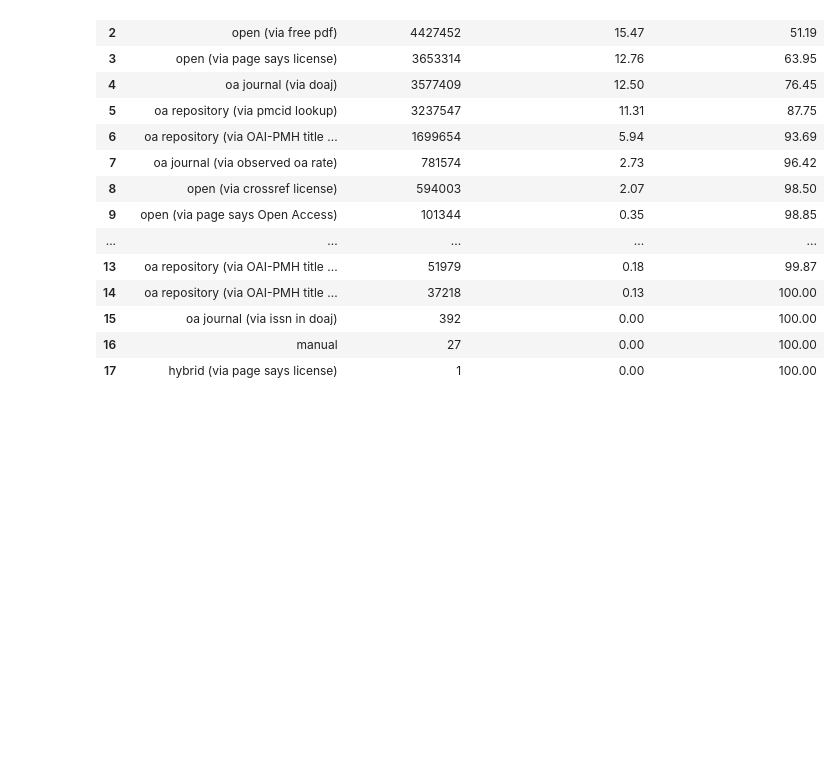
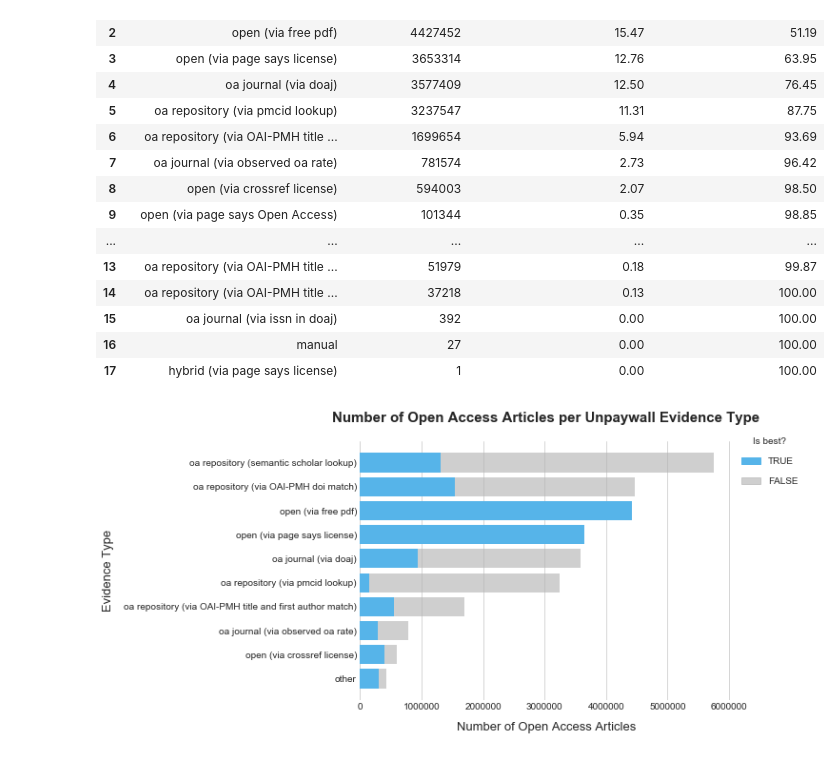
Before and after one commit to naustica/WAG-SHK, a Jupyter notebook: Open Access Evidence in Unpaywall - Python Version.ipynb, the cells around one changed output. Saved outputs shown, nothing was run; the diff lists cells and outputs as text; code cells hidden in the pictures; blank space fills up the shorter version.

```diff
--- a/Open Access Evidence in Unpaywall - Python Version.ipynb
+++ b/Open Access Evidence in Unpaywall - Python Version.ipynb
@@ -155,3 +165,50 @@ articles_per_type_table
 | 15 | oa journal (via issn in doaj) | 392 | 0.00 | 100.00 |
 | 16 | manual | 27 | 0.00 | 100.00 |
 | 17 | hybrid (via page says license) | 1 | 0.00 | 100.00 |
+# %%
+sum_other = articles_per_type_df.loc[articles_per_type_df['prop'] < 1].number_of_articles.sum()
+
+articles_per_type_other_df = pd.DataFrame([['other', sum_other]], columns=['evidence', 'number_of_articles'])
+
+articles_per_type_keep_df = articles_per_type_df.loc[articles_per_type_df['prop'] > 1]
+
+articles_per_type_grouped_df = pd.concat([articles_per_type_other_df, articles_per_type_keep_df])
+
+articles_per_type_grouped_df = articles_per_type_grouped_df.groupby(['evidence']).number_of_articles.sum().to_frame().reset_index().sort_values(by=['number_of_articles'], ascending=False).reset_index(drop=True)
+articles_per_type_grouped_df['prop'] = articles_per_type_grouped_df['number_of_articles'].transform(lambda x: x / articles_per_type_grouped_df['number_of_articles'].sum() * 100)
+articles_per_type_grouped_df['cumul'] = articles_per_type_grouped_df.prop.cumsum()
+# %%
+evidence_grouped_df = evidence_df.copy()
+list_of_small_evidence_types = articles_per_type_df.loc[articles_per_type_df['prop'] < 1].evidence.tolist()
+evidence_grouped_df.evidence = evidence_grouped_df.evidence.replace(list_of_small_evidence_types, 'other')
+evidence_grouped_df = evidence_grouped_df.groupby(['evidence', 'is_best', 'year']).number_of_articles.sum().to_frame().reset_index().sort_values(by=['number_of_articles'], ascending=False).reset_index(drop=True)
+# %%
+evidence_grouped_plot_df = evidence_grouped_df.groupby(['evidence', 'is_best']).number_of_articles.sum().to_frame().reset_index().sort_values(by=['number_of_articles'], ascending=True).reset_index(drop=True)
+articles_per_type_grouped_plot_df = articles_per_type_grouped_df.sort_values(by=['number_of_articles'], ascending=True).reset_index(drop=True)
+
+y1 = articles_per_type_grouped_plot_df.evidence
+x_total = articles_per_type_grouped_plot_df.number_of_articles
+x_stacked = evidence_grouped_plot_df[evidence_grouped_plot_df.is_best == True]
+x_stacked = x_stacked.set_index('evidence')
+x_stacked = x_stacked.reindex(index=articles_per_type_grouped_plot_df['evidence'])
+x_stacked = x_stacked.reset_index().number_of_articles
+
+plt.style.use('seaborn-whitegrid')
+plt.rcParams['figure.figsize'] = [7, 5]
+plt.grid(False, which='both', axis='y')
+plt.box(False)
+
+ax1 = plt.barh(y1, x_total, color='#b3b3b3a0')
+ax2 = plt.barh(y1, x_stacked, color='#56B4E9')
+
+plt.title('Number of Open Access Articles per Unpaywall Evidence Type', fontdict={'fontsize': 15, 'fontweight': 600}, pad=20)
+plt.xlabel('Number of Open Access Articles', labelpad=10, fontdict={'fontsize': 13, 'fontweight': 500})
+plt.ylabel('Evidence Type', labelpad=10, fontdict={'fontsize': 13, 'fontweight': 500})
+
+is_oa_patch = mpatches.Patch(color='#56B4E9', label='TRUE')
+is_not_oa_patch = mpatches.Patch(color='#b3b3b3a0', label='FALSE')
+plt.legend(handles=[is_oa_patch, is_not_oa_patch], title='Is best?', fontsize='medium', bbox_to_anchor=(1.2, 1.05), labelspacing=1.2)
+
+plt.show()
+# %% [output]
+[figure, added]
```
Also changed, not shown: parts of 3 cells of this notebook.
